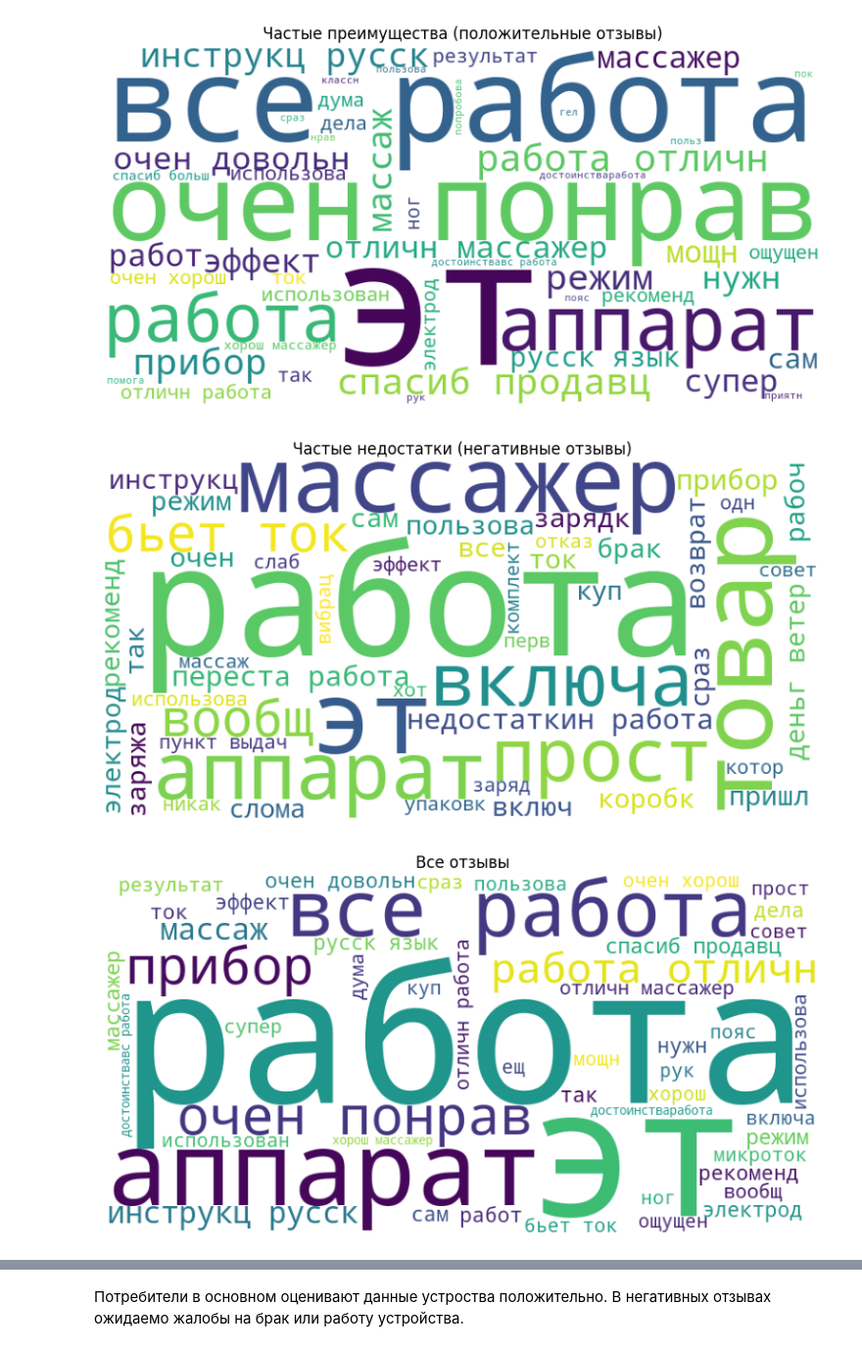
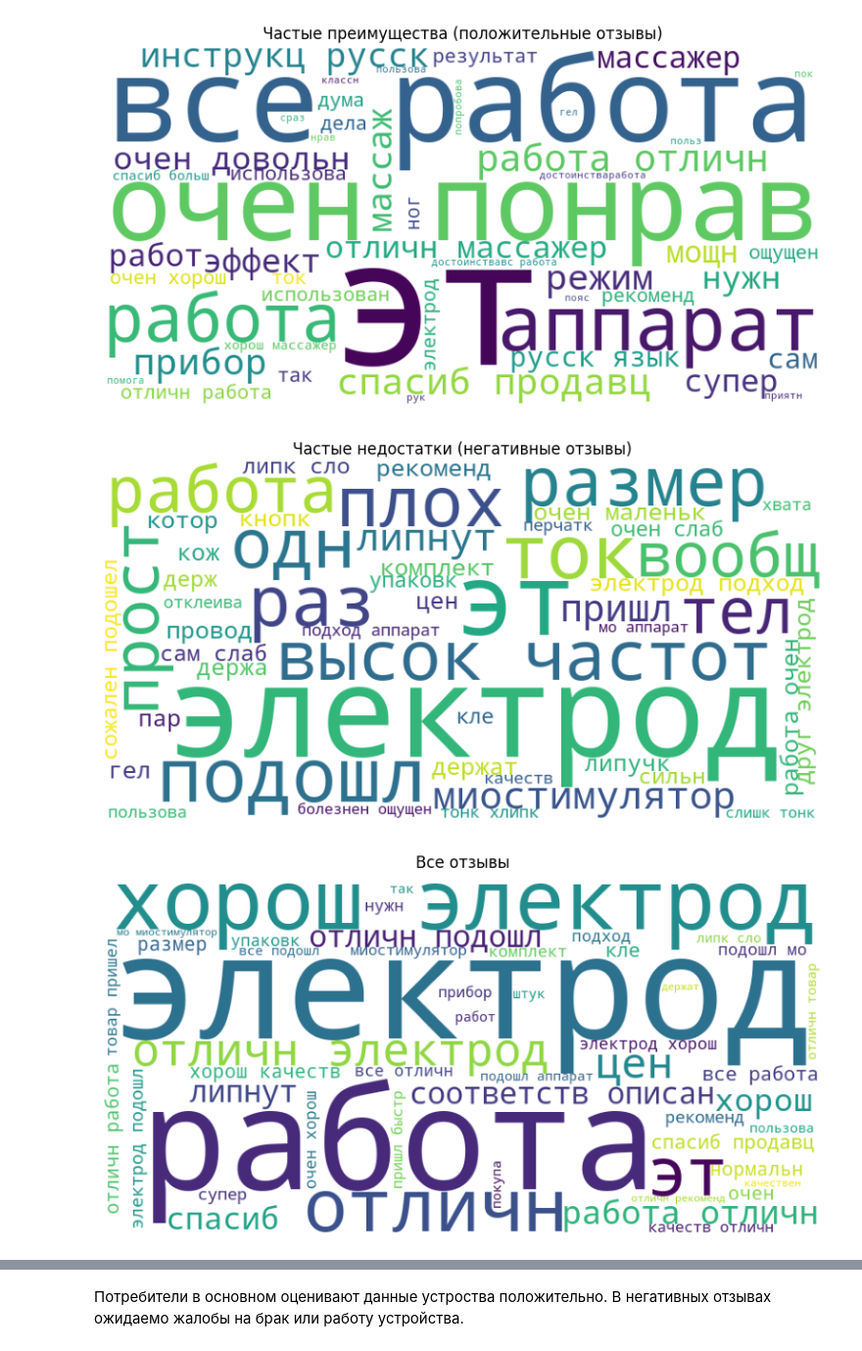
Before and after one commit to nekitmilk/marketplace_analyzer, a Jupyter notebook: src/notebooks/electrode_analysis/analyse.ipynb, the cells around one changed output, grey strips where cells are left out. Shown at 98% size. Drawn from its saved outputs; the diff is of its cells as text; code cells hidden in the pictures.

```diff
--- a/src/notebooks/electrode_analysis/analyse.ipynb
+++ b/src/notebooks/electrode_analysis/analyse.ipynb
@@ -521,15 +522,16 @@ def generate_wordcloud(text, title):
     plt.title(title)
     plt.show()
 
-df['advantage'] = df['advantage'].str.replace(r'^Достоинства:\s*', '', regex=True)
-df['disadvantage'] = df['disadvantage'].str.replace(r'^Недостатки:\s*', '', regex=True)
-df['comment'] = df['comment'].str.replace(r'^Комментарий:\s*', '', regex=True)
+# df['advantage'] = df['advantage'].str.replace(r'^Достоинства:\s*', '', regex=True)
+# df['disadvantage'] = df['disadvantage'].str.replace(r'^Недостатки:\s*', '', regex=True)
+# df['comment'] = df['comment'].str.replace(r'^Комментарий:\s*', '', regex=True)
 
-# Очистка колонок
-df['advantage_clean'] = df['advantage'].apply(clean_text)
-df['disadvantage_clean'] = df['disadvantage'].apply(clean_text)
-df['comment_clean'] = df['comment'].apply(clean_text)
-df['full_text_clean'] = df['full_text'].apply(clean_text)
+# # Очистка колонок
+# df['advantage_clean'] = df['advantage'].apply(clean_text)
+# df['disadvantage_clean'] = df['disadvantage'].apply(clean_text)
+# df['comment_clean'] = df['comment'].apply(clean_text)
+# df['full_text_clean'] = df['full_text'].apply(clean_text)
+df['text_clean'] = df['text'].apply(clean_text)
 
 positive = df[df['rating'] > 3]
 negative = df[df['rating'] <= 3]
@@ -543,15 +545,15 @@ generate_wordcloud(all_positive, 'Частые преимущества (пол
 # %% [output]
 [figure]
 # %%
-all_negative = " ".join(negative['full_text_clean'])
+all_negative = " ".join(negative['text_clean'])
 generate_wordcloud(all_negative, 'Частые недостатки (негативные отзывы)')
 # %% [output]
-[figure, old version]
+[figure, new version]
 # %%
-all_feedbacks = " ".join(df['full_text_clean'])
+all_feedbacks = " ".join(df['text_clean'])
 generate_wordcloud(all_feedbacks, 'Все отзывы')
 # %% [output]
-[figure, old version]
+[figure, new version]
 # %%
 def get_tfidf_top_features(texts, n=10, use_idf=False, use_mean=True):
     tfidf = TfidfVectorizer(max_features=100, ngram_range=(1, 2))
```
Also changed, not shown: parts of 13 cells of this notebook, 4 other files.
